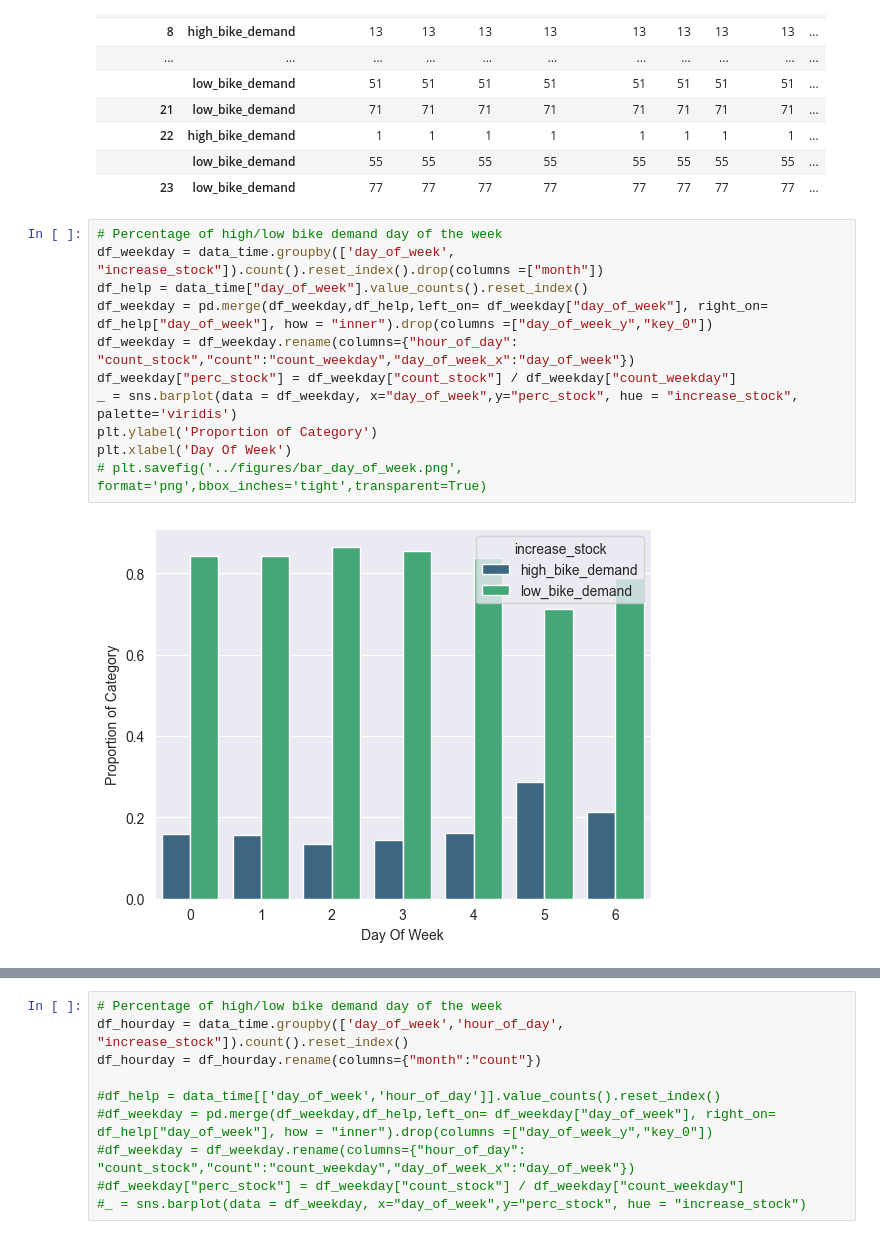
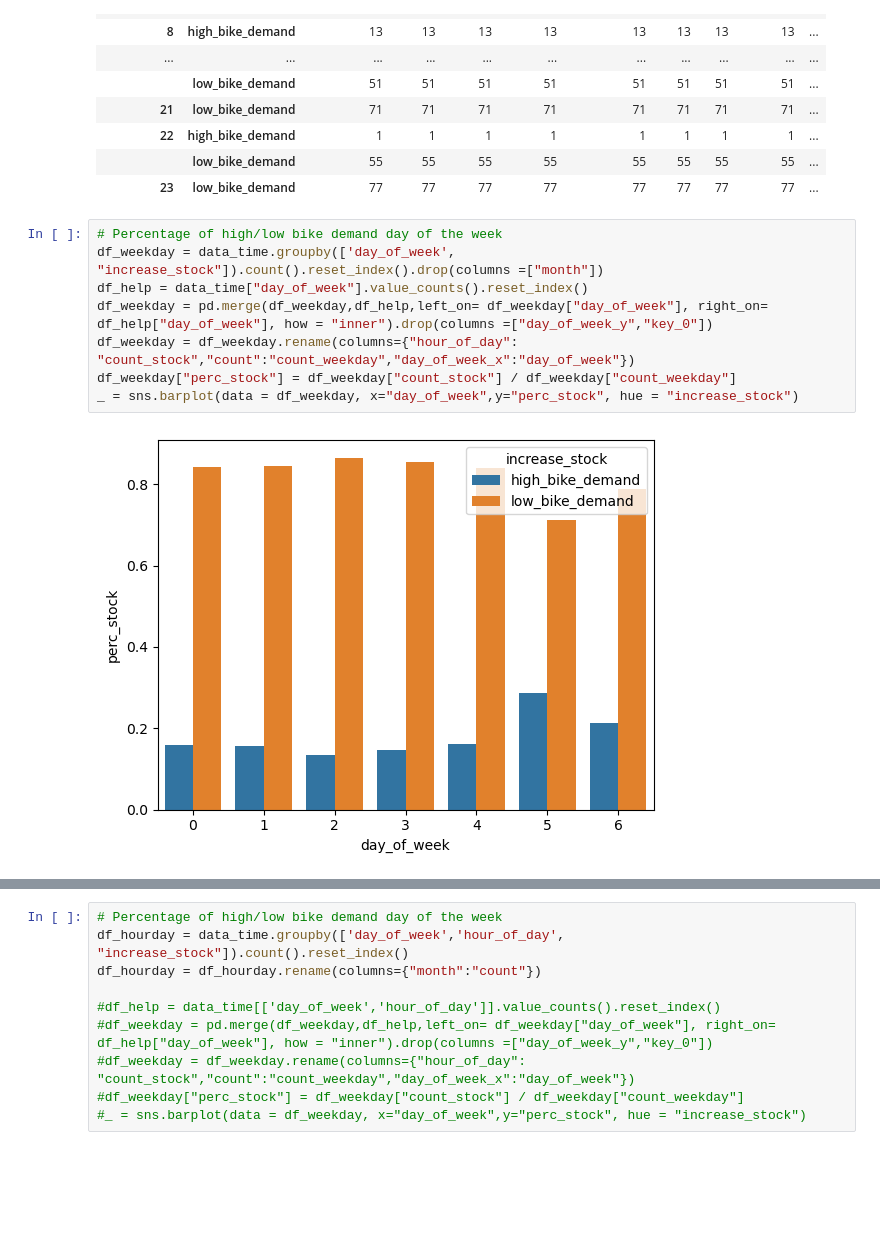
Before and after one commit to vaughankraska/BIKES_SML, a Jupyter notebook: notebooks/es_data_exporation.ipynb, the cells around one changed output, grey strips where cells are left out. Drawn from its saved outputs; the diff is of its cells as text; blank space fills up the shorter version.

```diff
--- a/notebooks/es_data_exporation.ipynb
+++ b/notebooks/es_data_exporation.ipynb
@@ -139,16 +135,13 @@ data.groupby(by=["hour_of_day","increase_stock"]).count()
 # %%
 # Percentage of high/low bike demand day of the week
 df_weekday = data_time.groupby(['day_of_week', "increase_stock"]).count().reset_index().drop(columns =["month"])
 df_help = data_time["day_of_week"].value_counts().reset_index()
 df_weekday = pd.merge(df_weekday,df_help,left_on= df_weekday["day_of_week"], right_on= df_help["day_of_week"], how = "inner").drop(columns =["day_of_week_y","key_0"])
 df_weekday = df_weekday.rename(columns={"hour_of_day": "count_stock","count":"count_weekday","day_of_week_x":"day_of_week"})
 df_weekday["perc_stock"] = df_weekday["count_stock"] / df_weekday["count_weekday"]
-_ = sns.barplot(data = df_weekday, x="day_of_week",y="perc_stock", hue = "increase_stock", palette='viridis')
-plt.ylabel('Proportion of Category')
-plt.xlabel('Day Of Week')
-# plt.savefig('../figures/bar_day_of_week.png', format='png',bbox_inches='tight',transparent=True)
+_ = sns.barplot(data = df_weekday, x="day_of_week",y="perc_stock", hue = "increase_stock")
 # %% [output]
-[figure, old version]
+[figure, new version]
 # %%
 # Percentage of high/low bike demand hour of the day
 df_hour = data_time.groupby(['hour_of_day', "increase_stock"]).count().reset_index().drop(columns =["month"])
```
Also changed, not shown: parts of 24 cells of this notebook, 2 other files.
